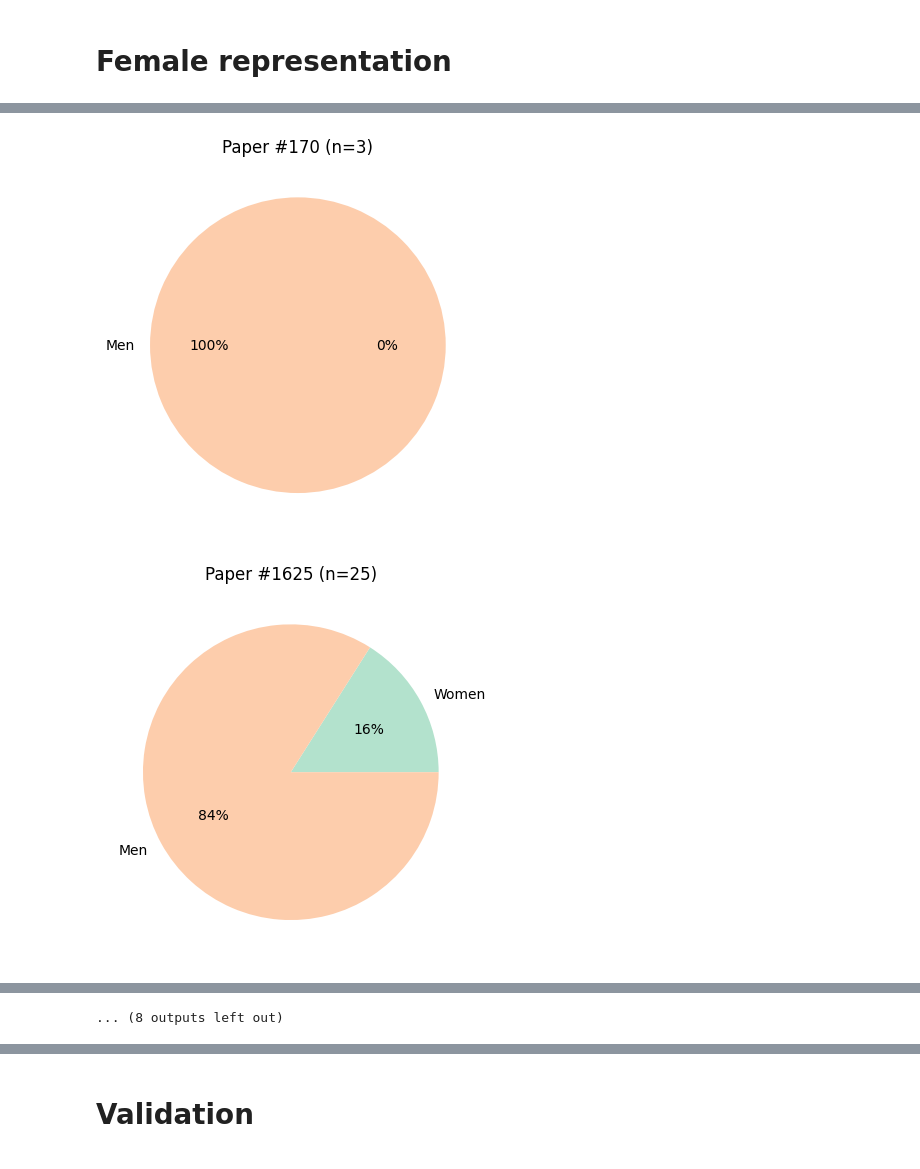
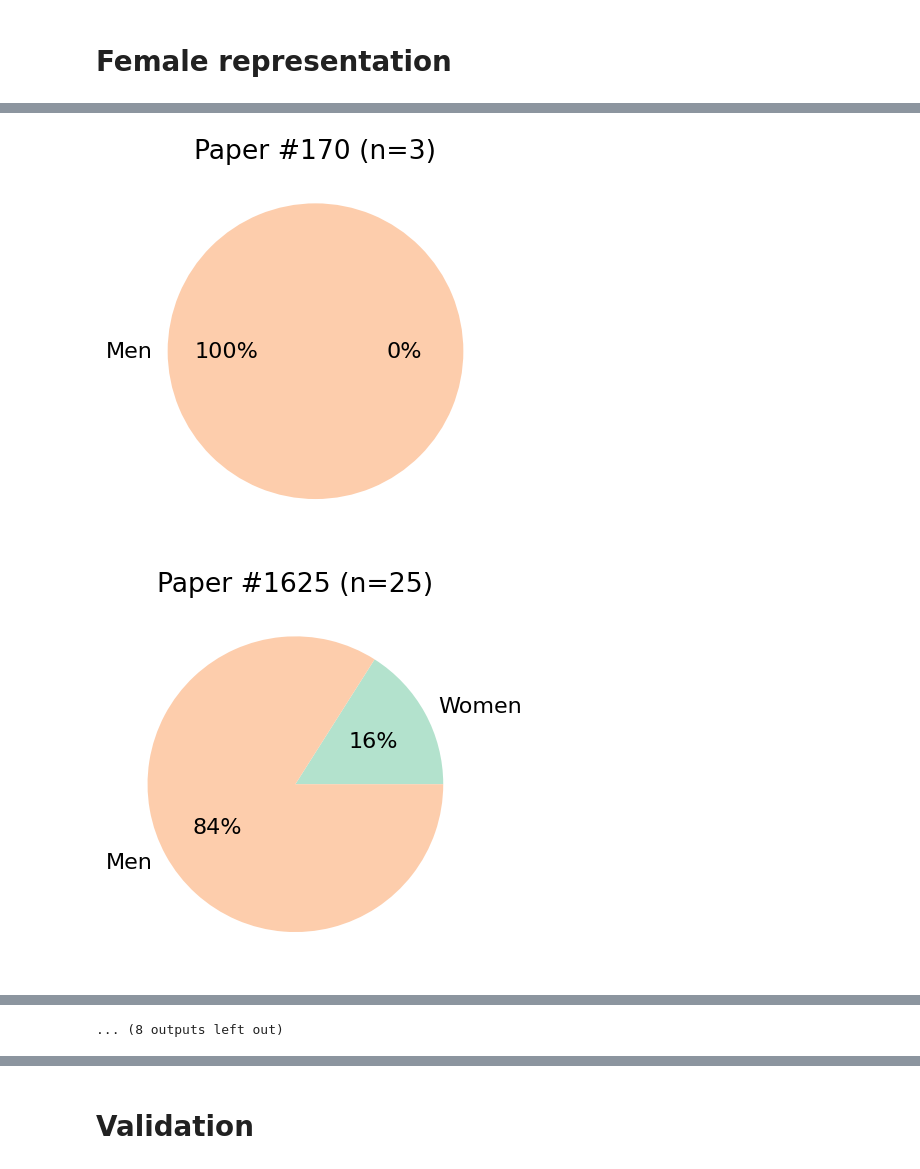
Before and after one commit to crisrogo/ISCTs_review, a Jupyter notebook: figures.ipynb, the cells around one changed output, grey strips where cells are left out. Cells and saved outputs as stored; diff of their text form; code cells hidden in the pictures.

```diff
--- a/figures.ipynb
+++ b/figures.ipynb
@@ -626,6 +666,8 @@ Median: 12
 # %%
 import matplotlib.pyplot as plt
 import matplotlib.cm as cm
+
+plt.rcParams.update({'font.size': 16})
 
 color_scheme = cm.get_cmap("Pastel2")
 
@@ -675,20 +717,31 @@ for item in no_population:
     else:
         nothing += 1
 
-final_data = [age, sex, sex_age, sex_age_bmi, bmi, sex_age_weight, sex_weight, weight, ethnicity, sex_age_weight_ethnicity, na, nothing]
-labels_array=["age", "Sex/gender", "Sex/gender and age", "Sex/gender, age and BMI", "BMI", "Sex/gender, age and weight", "Sex/gender and weight", "Weight", "Ethnicity", "Sex/gender, age, weight and ethnicity", "Does not apply", "Nothing"]
+final_data = [age, sex, sex_age, sex_age_bmi, bmi, sex_age_weight, sex_weight, weight, ethnicity, sex_age_weight_ethnicity, na + nothing]
+labels_array=["age", "Sex/gender", "Sex/gender and age", "Sex/gender, age and BMI", "BMI", "Sex/gender, age and weight", "Sex/gender and weight", "Weight", "Ethnicity", "Sex/gender, age, weight and ethnicity", "Nothing"]
 
 entries_to_show = [i for i, val in enumerate(final_data) if val > 0]
 
 final_data = [final_data[i] for i in entries_to_show]
 labels_array = [labels_array[i] for i in entries_to_show]
 
+
+def make_autopct(values):
+    def my_autopct(pct):
+        total = sum(values)
+        val = int(round(pct*total/100.0))
+        return '{p:.0f}%\n({v:d})'.format(p=pct,v=val)
+    return my_autopct
+
 # Plot a final pie chart
 plt.figure()
 plt.pie(final_data, labels=labels_array,
         colors=[color_scheme(i) for i in range(len(final_data))],
-        autopct='%1.f%%', wedgeprops={'linewidth': 1, 'edgecolor': 'black'})
-plt.title(f"Basic demographics reported in ISCTs")
+        autopct=make_autopct(final_data),
+        wedgeprops={'linewidth': 1, 'edgecolor': 'black', 'width': 0.35},
+        pctdistance=0.55,
+       radius=1.4)
+plt.title(f"Basic demographics reported in ISCTs", pad=60)
 # plt.show()
 
 plt.savefig('/home/crg17/Desktop/KCL_projects/ISCTs_review/figures/demographics.png', dpi=500, bbox_inches='tight')
@@ -699,6 +752,9 @@ plt.savefig('/home/crg17/Desktop/KCL_projects/ISCTs_review/figures/demographics.
 # %%
 import matplotlib.pyplot as plt
 import matplotlib.cm as cm
+
+plt.rcParams.update({'font.size': 16})
+
 
 # Get the viridis colormap
 color_scheme = cm.get_cmap("Pastel2")
@@ -740,10 +796,23 @@ for i, data in enumerate(pie_data):
     plt.savefig("/home/crg17/Desktop/KCL_projects/ISCTs_review/figures/" + "Paper #" + str(titles[i]) + ".png", dpi=500, bbox_inches='tight')
 
 # Plot a final pie chart
+labels_array = ["Women", "Men"]
+def make_autopct(values):
+    def my_autopct(pct):
+        total = sum(values)
+        val = int(round(pct*total/100.0))
+        return '{p:.0f}%\n({v:d})'.format(p=pct,v=val)
+    return my_autopct
+
+# Plot a final pie chart
 plt.figure()
-plt.pie(final_data, labels=["Women", "Men"], colors=[color_scheme(i) for i in range(len(final_data))],
-        autopct='%1.f%%', wedgeprops={'linewidth': 1, 'edgecolor': 'black'})
-plt.title(f"Total (n={total_patients})")
+plt.pie(final_data, labels=labels_array,
+        colors=[color_scheme(i) for i in range(len(final_data))],
+        autopct=make_autopct(final_data),
+        wedgeprops={'linewidth': 1, 'edgecolor': 'black', 'width': 0.35},
+        pctdistance=0.55,
+       radius=1.4)
+plt.title(f"Total (n={total_patients})", pad=50)
 # plt.show()
 plt.savefig("/home/crg17/Desktop/KCL_projects/ISCTs_review/figures/total.png", dpi=500, bbox_inches='tight')
 # %% [output]
@@ -751,2 +820,2 @@ plt.savefig("/home/crg17/Desktop/KCL_projects/ISCTs_review/figures/total.png", d
-[figure, old version]
+[figure, new version]
-[figure, old version]
+[figure, new version]
```
Also changed, not shown: parts of 12 cells of this notebook.
